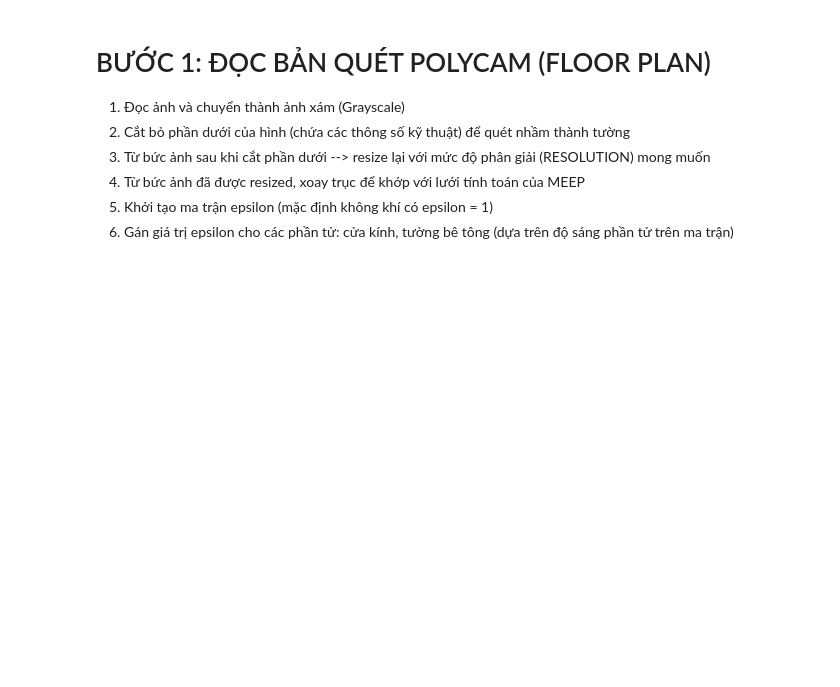
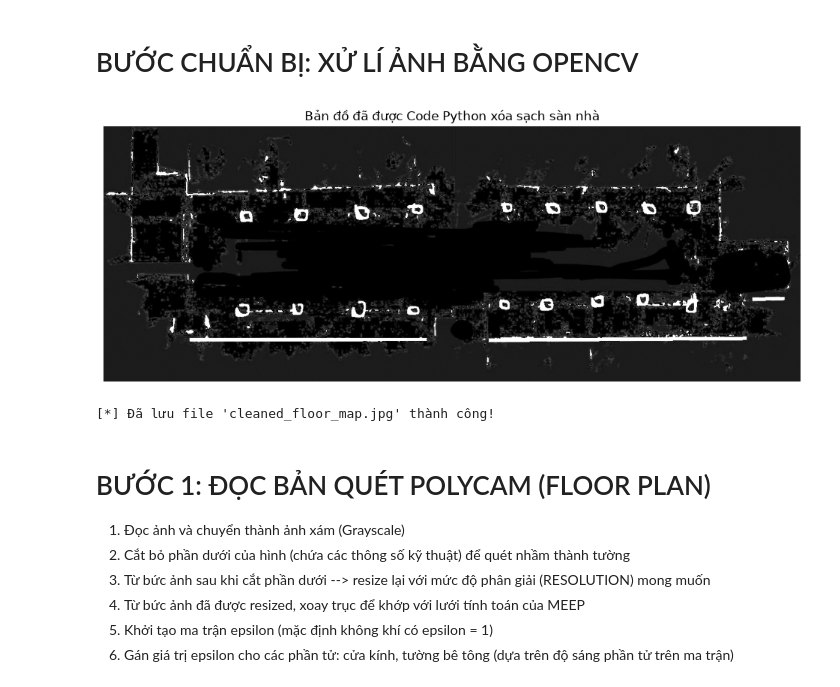
Before and after one commit to student242107-cell/KHKT_2026_WIFI_RL, a Jupyter notebook: notebooks/01_topology_raytracing.ipynb, the cells around one changed output. Cells and saved outputs as stored; diff of their text form; code cells hidden in the pictures; blank space fills up the shorter version.

```diff
--- a/notebooks/01_topology_raytracing.ipynb
+++ b/notebooks/01_topology_raytracing.ipynb
@@ -3,6 +3,41 @@ import meep as mp
 import numpy as np
 import matplotlib.pyplot as plt
 from PIL import Image
+# %% [markdown]
+# BƯỚC CHUẨN BỊ: XỬ LÍ ẢNH BẰNG OPENCV
+# %%
+import os
+import cv2
+
+# 1. Đọc ảnh đã ghép (Ảnh gốc đang có sàn nhà màu xám)
+image_path = "/home/dungduchp2945/KHKT_2026_Wifi_RL/data/processed/full_campus.jpg"
+img = cv2.imread(image_path, cv2.IMREAD_GRAYSCALE)
+
+# 2. Xóa mảng xám sàn nhà (Bước 1 của bạn)
+# Lọc toàn bộ các pixel có giá trị từ 90 đến 150 và gán bằng 0 (Đen tuyệt đối)
+img[(img >= 90) & (img <= 150)] = 0
+
+# 3. Khuếch đại nét tường (Tùy chọn giúp MEEP nhận diện dễ hơn)
+# Ép các nét màu sáng (tường/kính) trở nên trắng rõ rệt hơn
+img[img > 150] = 255
+
+# 4. Hiển thị ảnh để kiểm tra kết quả
+plt.figure(figsize=(12, 8))
+plt.imshow(img, cmap='gray')
+plt.title("Bản đồ đã được Code Python xóa sạch sàn nhà")
+plt.axis('off')
+plt.show()
+
+# 5. Lưu ảnh mới để mang lên Canva làm tiếp Bước 2 & 3
+save_dir = "/home/dungduchp2945/KHKT_2026_Wifi_RL/data/processed"
+os.makedirs(save_dir, exist_ok=True)
+
+save_path = os.path.join(save_dir, 'cleaned_floor_map.jpg')
+cv2.imwrite(save_path, img)
+print("[*] Đã lưu file 'cleaned_floor_map.jpg' thành công!")
+# %% [output]
+[figure, added]
+[*] Đã lưu file 'cleaned_floor_map.jpg' thành công!
 # %% [markdown]
 # BƯỚC 1: ĐỌC BẢN QUÉT POLYCAM (FLOOR PLAN)
 1. Đọc ảnh và chuyển thành ảnh xám (Grayscale)
```
Also changed, not shown: parts of 7 cells of this notebook.
